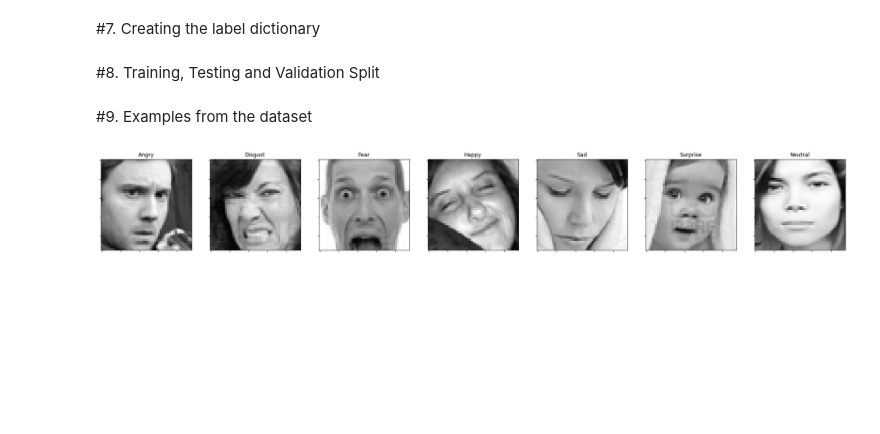
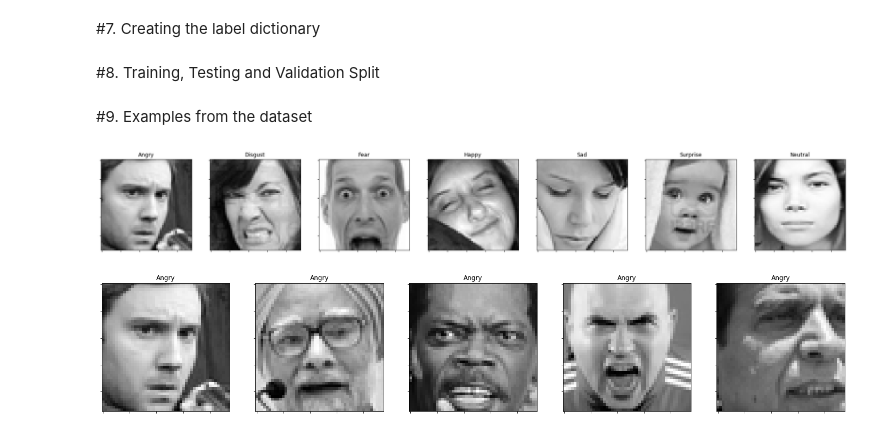
Before and after one commit to rohitrv8922/Face-Emotion-Recognition-Detection, a Jupyter notebook: Face_Emotion_Recognition.ipynb, the cells around one changed output. Cells and saved outputs as stored; diff of their text form; code cells hidden in the pictures; blank space fills up the shorter version.

```diff
--- a/Face_Emotion_Recognition.ipynb
+++ b/Face_Emotion_Recognition.ipynb
@@ -172,3 +172,7 @@ test_labels = to_categorical(test_image_label)
 plot_all_emotions()
 # %% [output]
 [figure]
+# %%
+plot_examples(label=0)
+# %% [output]
+[figure, added]
```
Also changed, not shown: parts of 6 cells of this notebook.
